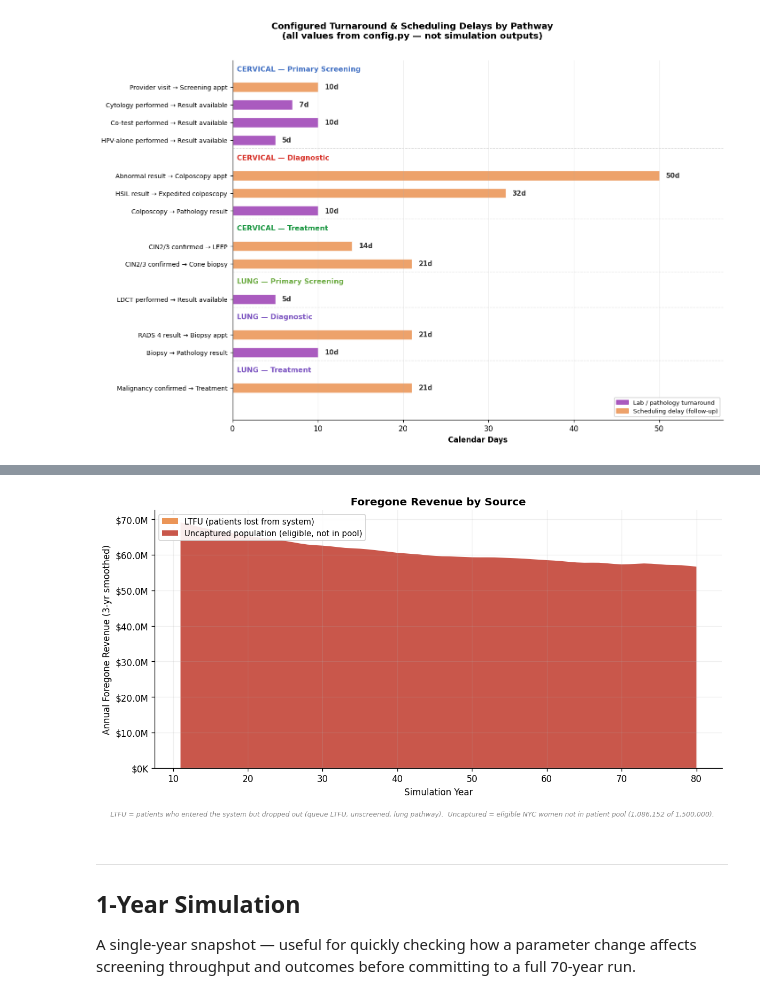
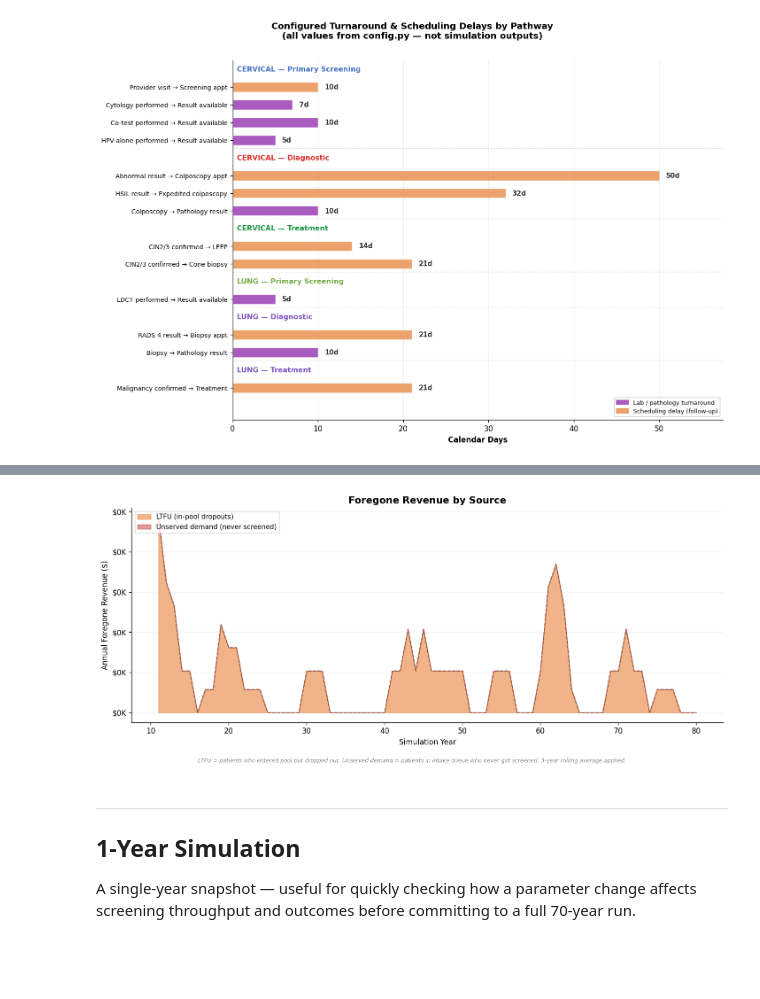
Before and after one commit to ap4509-columbia/NYP, a Jupyter notebook: notebooks/simulation.ipynb, the cells around one changed output, grey strips where cells are left out. Cells and saved outputs as stored; diff of their text form; code cells hidden in the pictures; blank space fills up the shorter version.

```diff
--- a/notebooks/simulation.ipynb
+++ b/notebooks/simulation.ipynb
@@ -3464,7 +3426,6 @@ from metrics import compute_revenue
 m   = metrics_70yr
 chk = post_warmup_checkpoints(m.get("year_checkpoints", []))
 rev = cfg.PROCEDURE_REVENUE
-r   = compute_revenue(m)
 
 def ann(key):
     vals = [c.get(key, 0) for c in chk]
@@ -3473,79 +3434,66 @@ def ann(key):
 years = [c["year"] for c in chk]
 years_ann = years[1:]
 
-# -- Annual LTFU foregone (all sources combined) ------------------------------
 avg_cerv_rev = 0.60 * rev["cytology"] + 0.40 * rev["hpv_alone"]
 
+# -- Annual LTFU foregone (all in-pool sources combined) ----------------------
 ann_unscreened  = ann("cum_ltfu_unscreened")
 ann_q_primary   = ann("cum_ltfu_queue_primary")
 ann_q_secondary = ann("cum_ltfu_queue_secondary")
-ann_lung_elig   = ann("cum_lung_eligible")
-ann_lung_ldct   = ann("cum_lung")
 
 fg_ltfu = np.array([
-    u * avg_cerv_rev + qp * avg_cerv_rev + qs * rev["colposcopy"] + max(le - ll, 0) * rev["ldct"]
-    for u, qp, qs, le, ll in zip(ann_unscreened, ann_q_primary, ann_q_secondary, ann_lung_elig, ann_lung_ldct)
+    u * avg_cerv_rev + qp * avg_cerv_rev + qs * rev["colposcopy"]
+    for u, qp, qs in zip(ann_unscreened, ann_q_primary, ann_q_secondary)
 ], dtype=float)
 
-# -- Annual uncaptured population foregone ------------------------------------
-# Estimate from pool size gap at each checkpoint
-pool_sizes = [c.get("pool_size", 0) for c in chk]
-cerv_elig_frac = 0.80   # PLACEHOLDER
-lung_elig_frac = 0.04   # PLACEHOLDER
-
-fg_uncaptured = []
-for j in range(1, len(chk)):
-    pool_real = pool_sizes[j] * cfg.POPULATION_SCALE_FACTOR
-    uncap = max(cfg.NYC_ELIGIBLE_POPULATION - pool_real, 0)
-    cerv_rev = uncap * cerv_elig_frac / 3.0 * avg_cerv_rev   # cervical every 3 yrs
-    lung_rev = uncap * lung_elig_frac / 1.0 * rev["ldct"]     # lung every 1 yr
-    fg_uncaptured.append(cerv_rev + lung_rev)
-fg_uncaptured = np.array(fg_uncaptured, dtype=float)
+# -- Annual unserved demand foregone ------------------------------------------
+cum_intake_total  = [c.get("cum_intake_total", 0) for c in chk]
+cum_intake_served = [c.get("cum_intake_served", 0) for c in chk]
+ann_unserved = [max((cum_intake_total[i] - cum_intake_served[i]) -
+                    (cum_intake_total[i-1] - cum_intake_served[i-1]), 0)
+                for i in range(1, len(chk))]
+fg_unserved = np.array([u * avg_cerv_rev for u in ann_unserved], dtype=float)
 
 # -- Smooth with 3-year rolling average --------------------------------------
 def smooth(series, window=3):
     arr = np.array(series, dtype=float)
     if len(arr) < window:
         return arr
     kernel = np.ones(window) / window
-    padded = np.pad(arr, (window // 2, window // 2), mode="edge")
-    return np.convolve(padded, kernel, mode="valid")[:len(arr)]
+    padded = np.concatenate([arr[:1] * np.ones(window - 1), arr])
+    return np.convolve(padded, kernel, mode="valid")
 
-fg_ltfu_s       = smooth(fg_ltfu)
-fg_uncaptured_s = smooth(fg_uncaptured)
+fg_ltfu_s    = smooth(fg_ltfu)
+fg_unserved_s = smooth(fg_unserved)
 
-# =============================================================================
-# Stacked Area: Foregone Revenue (LTFU + Uncaptured Population)
-# =============================================================================
-fig, ax = plt.subplots(figsize=(10, 5))
+fig, ax = plt.subplots(figsize=(12, 5))
 fig.patch.set_facecolor("white")
 
-ax.stackplot(years_ann,
-             fg_ltfu_s, fg_uncaptured_s,
-             labels=["LTFU (patients lost from system)",
-                     "Uncaptured population (eligible, not in pool)"],
-             colors=["#E8833A", "#C0392B"], alpha=0.85)
+ax.fill_between(years_ann, fg_ltfu_s, color="#E8833A", alpha=0.6, label="LTFU (in-pool dropouts)")
+ax.fill_between(years_ann, fg_ltfu_s, fg_ltfu_s + fg_unserved_s,
+                color="#C0392B", alpha=0.5, label="Unserved demand (never screened)")
+ax.plot(years_ann, fg_ltfu_s + fg_unserved_s, color="#333", lw=1.2, ls="--", alpha=0.5)
 
+ax.set_title("Foregone Revenue by Source", fontsize=13, fontweight="bold")
+ax.set_xlabel("Simulation Year", fontsize=10)
+ax.set_ylabel("Annual Foregone Revenue ($)", fontsize=10)
 ax.yaxis.set_major_formatter(mticker.FuncFormatter(
     lambda x, _: f"${x/1e6:.1f}M" if x >= 1e6 else f"${x/1e3:.0f}K"))
-ax.set_xlabel("Simulation Year", fontsize=10)
-ax.set_ylabel("Annual Foregone Revenue (3-yr smoothed)", fontsize=10)
-ax.set_title("Foregone Revenue by Source", fontsize=12, fontweight="bold")
-ax.legend(loc="upper left", fontsize=9, framealpha=0.9)
-ax.grid(alpha=0.2)
+ax.legend(fontsize=9, loc="upper left")
+ax.grid(axis="y", alpha=0.15)
 ax.spines[["top", "right"]].set_visible(False)
 
 fig.text(0.5, -0.03,
-         f"LTFU = patients who entered the system but dropped out (queue LTFU, unscreened, lung pathway).  "
-         f"Uncaptured = eligible NYC women not in patient pool "
-         f"({r['uncaptured_women']:,.0f} of {r['nyc_eligible']:,.0f}).",
+         "LTFU = patients who entered pool but dropped out. "
+         "Unserved demand = patients in intake queue who never got screened. "
+         "3-year rolling average applied.",
          ha="center", fontsize=7.5, color="#888", fontstyle="italic")
 
 plt.tight_layout()
 plt.savefig(viz_path("foregone_revenue"), dpi=150, bbox_inches="tight")
 plt.show()
 # %% [output]
-[figure, old version]
+[figure, new version]
 # %% [markdown]
 ---
 
```
Also changed, not shown: parts of 32 cells of this notebook, 31 other files.
